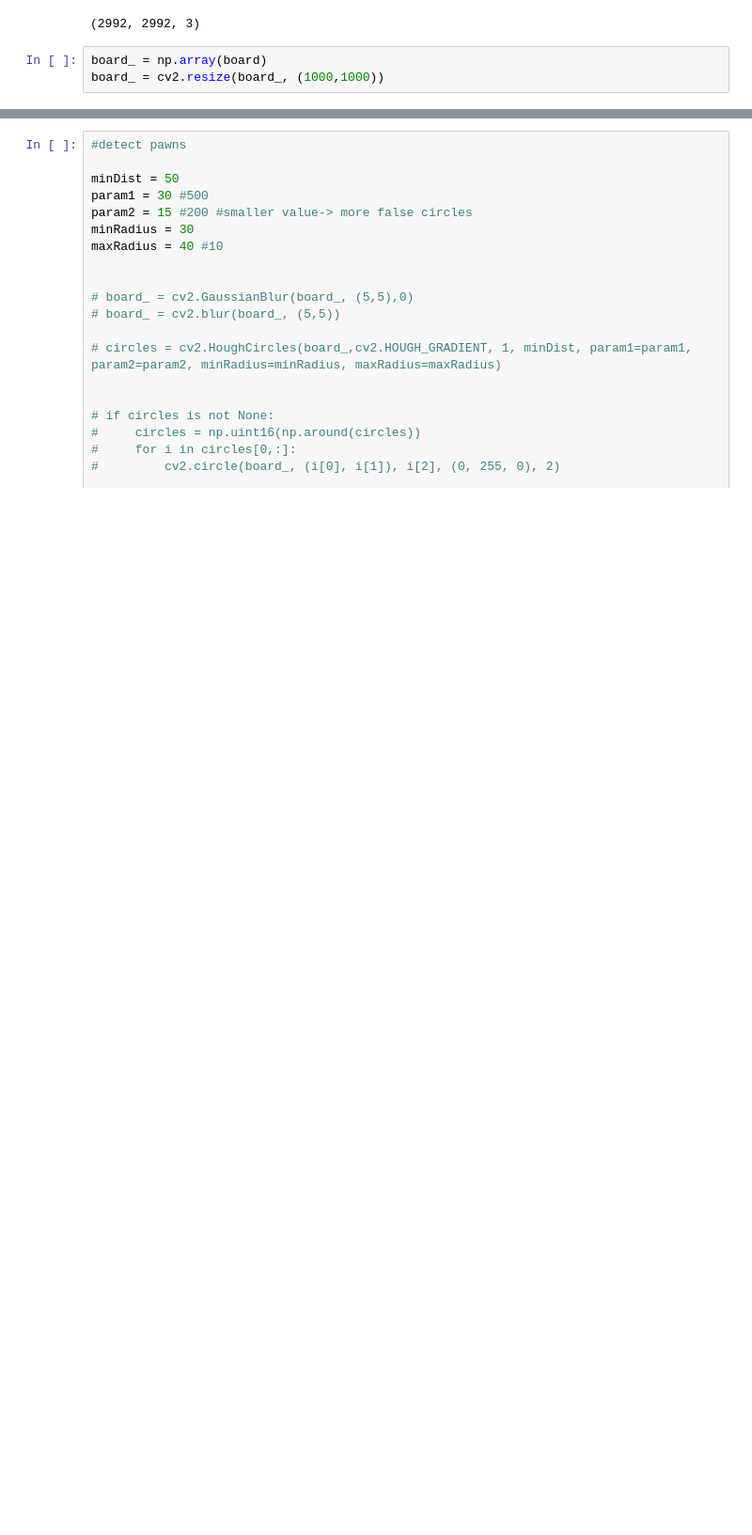
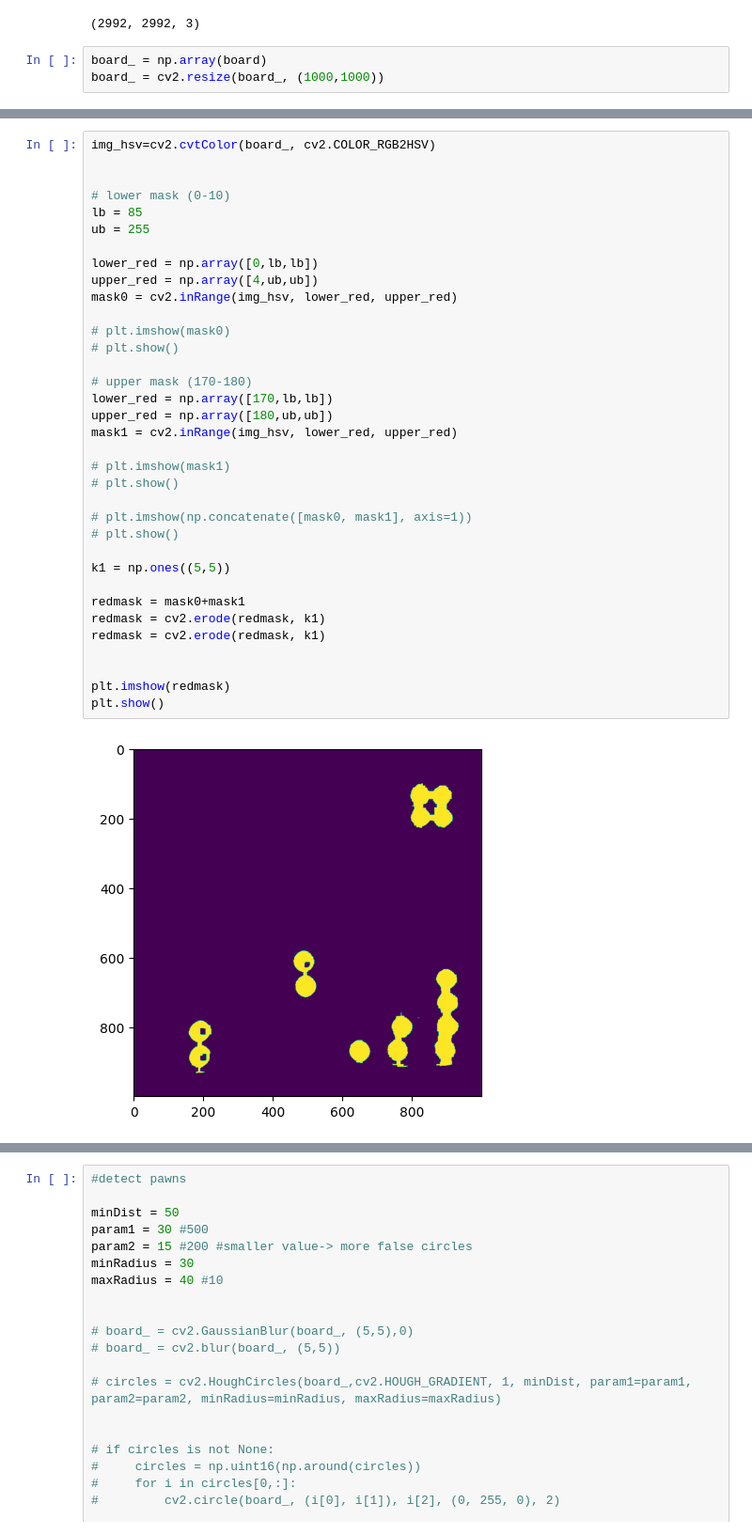
Before and after one commit to RobertKowalczewski/CVProject2, a Jupyter notebook: project2.ipynb, the cells around one changed output, grey strips where cells are left out. Shown at 94% size. Cells and saved outputs as stored; diff of their text form; blank space fills up the shorter version.

```diff
--- a/project2.ipynb
+++ b/project2.ipynb
@@ -68,3 +73,40 @@ plt.show()
+# %%
+img_hsv=cv2.cvtColor(board_, cv2.COLOR_RGB2HSV)
+
+
+# lower mask (0-10)
+lb = 85
+ub = 255
+
+lower_red = np.array([0,lb,lb])
+upper_red = np.array([4,ub,ub])
+mask0 = cv2.inRange(img_hsv, lower_red, upper_red)
+
+# plt.imshow(mask0)
+# plt.show()
+
+# upper mask (170-180)
+lower_red = np.array([170,lb,lb])
+upper_red = np.array([180,ub,ub])
+mask1 = cv2.inRange(img_hsv, lower_red, upper_red)
+
+# plt.imshow(mask1)
+# plt.show()
+
+# plt.imshow(np.concatenate([mask0, mask1], axis=1))
+# plt.show()
+
+k1 = np.ones((5,5))
+
+redmask = mask0+mask1
+redmask = cv2.erode(redmask, k1)
+redmask = cv2.erode(redmask, k1)
+
+
+plt.imshow(redmask)
+plt.show()
+# %% [output]
+[figure, added]
 # %%
 #detect red
 
```
Also changed, not shown: parts of 6 cells of this notebook, 5 other files.
